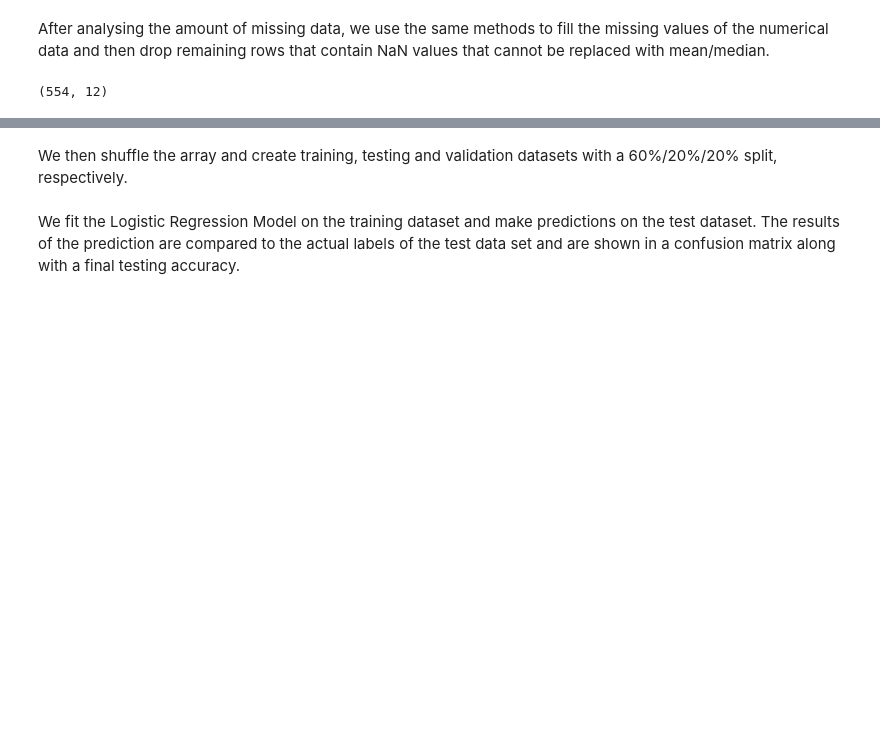
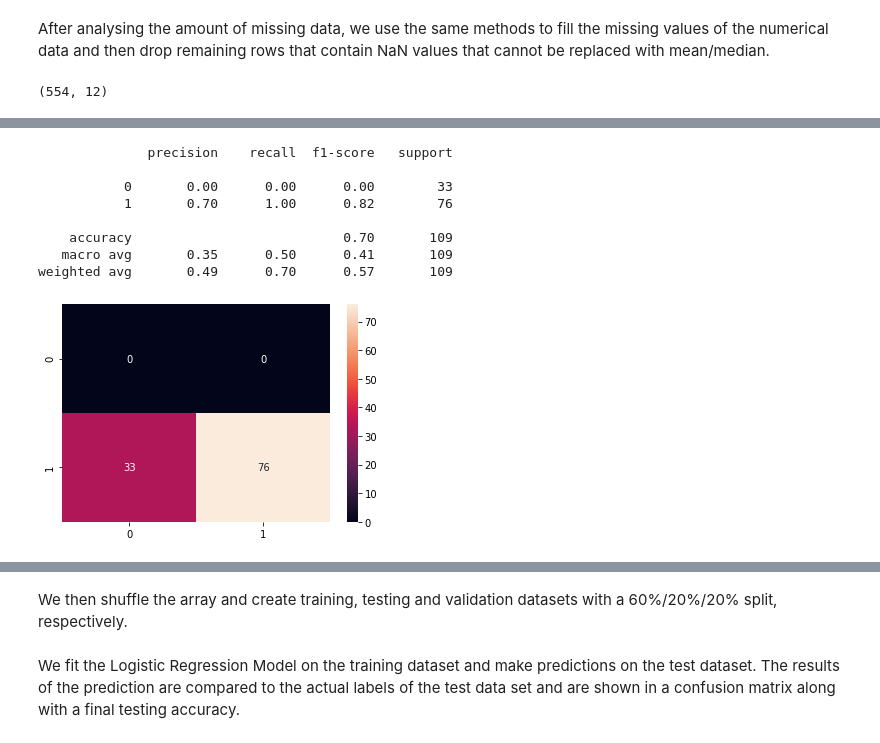
Before and after one commit to bongo1007/ACML, a Jupyter notebook: Project.ipynb, the cells around one changed output, grey strips where cells are left out. Saved outputs shown, nothing was run; the diff lists cells and outputs as text; code cells hidden in the pictures; blank space fills up the shorter version.

```diff
--- a/Project.ipynb
+++ b/Project.ipynb
@@ -265,0 +304,20 @@ data_LR.shape
+# %%
+def scaler(x_train, x_test):
+    x_train_norm = x_train.copy()
+    x_test_norm = x_test.copy()
+
+    num_cols = [ "ApplicantIncome", "CoapplicantIncome", "LoanAmount", "Loan_Amount_Term"]
+
+    for i in num_cols:
+
+        scale = StandardScaler().fit(x_train_norm[[i]])
+        x_train_norm[i] = scale.transform(x_train_norm[[i]])
+        x_test_norm[i] = scale.transform(x_test_norm[[i]])
+
+    return x_train_norm, x_test_norm
+
+def norm(x_train, x_test):
+    norm = MinMaxScaler().fit(x_train)
+    x_train_stand = norm.transform(x_train)
+    x_test_stand = norm.transform(x_test)
+    return x_train_stand, x_test_stand
@@ -265,0 +458,7 @@ data_LR.shape
+# %%
+y_pred, y_val, k_arr, big_acc_arr, ll = KNN_type(data_KNN, scaler)
+df_initKNN, df_initStats = display_dfs(k_arr, big_acc_arr, ll)
+df_initKNN.head()
+display(df_initKNN)
+print("\n")
+display(df_initStats)
@@ -265,0 +484,14 @@ data_LR.shape
+# %%
+cf_matrix = confusion_matrix(y_pred, y_val)
+sns.heatmap(cf_matrix, annot=True,fmt='g')
+print(classification_report(y_val, y_pred))
+# %% [output]
+              precision    recall  f1-score   support
+
+           0       0.00      0.00      0.00        33
+           1       0.70      1.00      0.82        76
+
+    accuracy                           0.70       109
+   macro avg       0.35      0.50      0.41       109
+weighted avg       0.49      0.70      0.57       109
+[figure, added]
```
Also changed, not shown: parts of 88 cells of this notebook.
